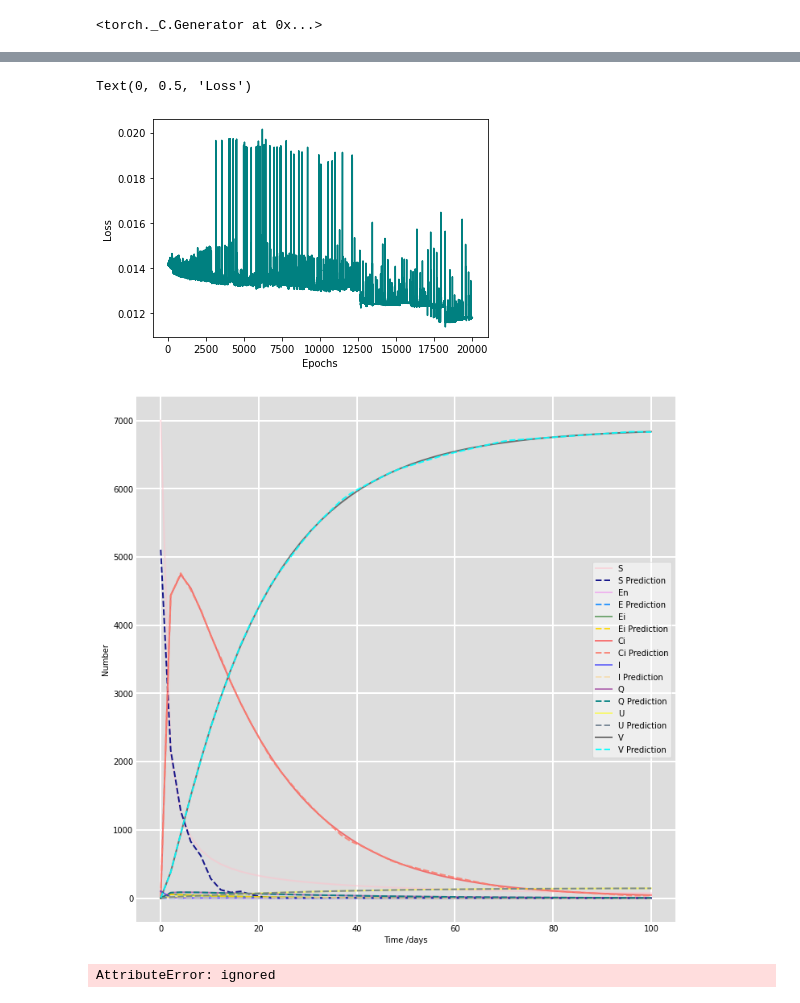
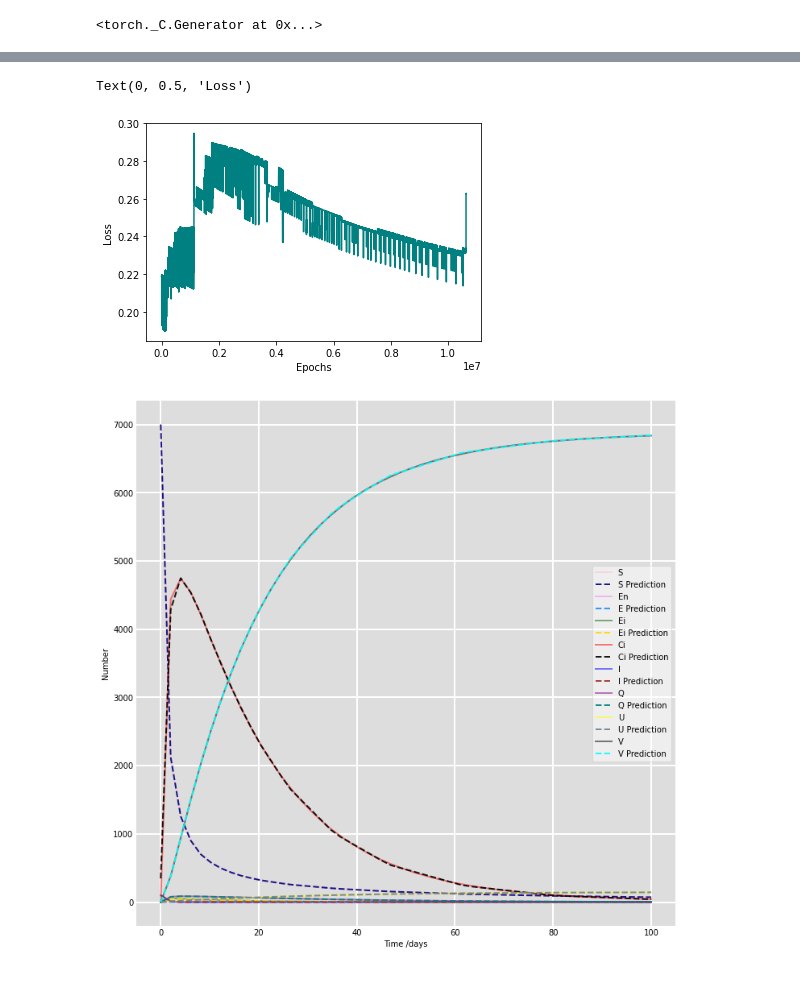
Before and after one commit to Shaier/DINN, a Jupyter notebook: Diseases/smallpox/smallpox.ipynb, the cells around one changed output, grey strips where cells are left out. Cells and saved outputs as stored; diff of their text form; code cells hidden in the pictures.

```diff
--- a/Diseases/smallpox/smallpox.ipynb
+++ b/Diseases/smallpox/smallpox.ipynb
@@ -342,19 +344,20 @@ learning_rate = 1e-3
 optimizer = optim.Adam(dinn.params, lr = learning_rate)
 dinn.optimizer = optimizer
 
-scheduler = torch.optim.lr_scheduler.ReduceLROnPlateau(dinn.optimizer, factor=0.85, patience = 5000, verbose=True)
+#scheduler = torch.optim.lr_scheduler.ReduceLROnPlateau(dinn.optimizer, factor=0.85, patience = 5000, verbose=True)
 #scheduler = torch.optim.lr_scheduler.CyclicLR(dinn.optimizer, base_lr=1e-6, max_lr=1e-3, step_size_up=100, mode="triangular2", cycle_momentum=False)
+scheduler = torch.optim.lr_scheduler.CyclicLR(dinn.optimizer, base_lr=1e-7, max_lr=1e-3, step_size_up=1000, mode="exp_range", gamma=0.85, cycle_momentum=False)
 
 dinn.scheduler = scheduler
 
 try:
-  S_pred_list ,En_pred_list ,Ei_pred_list ,Ci_pred_list ,I_pred_list ,Q_pred_list ,U_pred_list ,V_pred_list = dinn.train(30000) #train
+  S_pred_list ,En_pred_list ,Ei_pred_list ,Ci_pred_list ,I_pred_list ,Q_pred_list ,U_pred_list ,V_pred_list = dinn.train(61) #train
 except EOFError:
   if dinn.save == 2:
     dinn.save = 3
-    S_pred_list ,En_pred_list ,Ei_pred_list ,Ci_pred_list ,I_pred_list ,Q_pred_list ,U_pred_list ,V_pred_list = dinn.train(30000) #train
+    S_pred_list ,En_pred_list ,Ei_pred_list ,Ci_pred_list ,I_pred_list ,Q_pred_list ,U_pred_list ,V_pred_list = dinn.train(61) #train
   elif dinn.save == 3:
     dinn.save = 2
-    S_pred_list ,En_pred_list ,Ei_pred_list ,Ci_pred_list ,I_pred_list ,Q_pred_list ,U_pred_list ,V_pred_list = dinn.train(30000) #train
+    S_pred_list ,En_pred_list ,Ei_pred_list ,Ci_pred_list ,I_pred_list ,Q_pred_list ,U_pred_list ,V_pred_list = dinn.train(61) #train
 # %% [output]
 loading pre-trained model...
@@ -378,10 +377,10 @@ Wall time: 3min 17s
 # %%
-plt.plot(dinn.losses[50000:], color = 'teal')
+plt.plot(dinn.losses[2000000:], color = 'teal')
 plt.xlabel('Epochs')
 plt.ylabel('Loss')
 # %% [output]
 Text(0, 0.5, 'Loss')
-[figure, old version]
+[figure, new version]
 # %%
 fig = plt.figure(facecolor='w', figsize=(12,12))
 ax = fig.add_subplot(111, facecolor='#dddddd', axisbelow=True)
@@ -394,51 +393,33 @@ ax.plot(smallpox_data[0], En_pred_list[0].detach().numpy(), 'dodgerblue', alpha=
 
 ax.plot(smallpox_data[0], smallpox_data[3], 'darkgreen', alpha=0.5, lw=2, label='Ei')
 ax.plot(smallpox_data[0], Ei_pred_list[0].detach().numpy(), 'gold', alpha=0.9, lw=2, label='Ei Prediction', linestyle='dashed')
 
 ax.plot(smallpox_data[0], smallpox_data[4], 'red', alpha=0.5, lw=2, label='Ci')
-ax.plot(smallpox_data[0], Ci_pred_list[0].detach().numpy(), 'salmon', alpha=0.9, lw=2, label='Ci Prediction', linestyle='dashed')
+ax.plot(smallpox_data[0], Ci_pred_list[0].detach().numpy(), 'black', alpha=0.9, lw=2, label='Ci Prediction', linestyle='dashed')
 
 ax.plot(smallpox_data[0], smallpox_data[5], 'blue', alpha=0.5, lw=2, label='I')
-ax.plot(smallpox_data[0], I_pred_list[0].detach().numpy(), 'wheat', alpha=0.9, lw=2, label='I Prediction', linestyle='dashed')
+ax.plot(smallpox_data[0], I_pred_list[0].detach().numpy(), 'brown', alpha=0.9, lw=2, label='I Prediction', linestyle='dashed')
 
 ax.plot(smallpox_data[0], smallpox_data[6], 'purple', alpha=0.5, lw=2, label='Q')
 ax.plot(smallpox_data[0], Q_pred_list[0].detach().numpy(), 'teal', alpha=0.9, lw=2, label='Q Prediction', linestyle='dashed')
 
 ax.plot(smallpox_data[0], smallpox_data[7], 'yellow', alpha=0.5, lw=2, label='U')
 ax.plot(smallpox_data[0], U_pred_list[0].detach().numpy(), 'slategrey', alpha=0.9, lw=2, label='U Prediction', linestyle='dashed')
 
 ax.plot(smallpox_data[0], smallpox_data[8], 'black', alpha=0.5, lw=2, label='V')
 ax.plot(smallpox_data[0], V_pred_list[0].detach().numpy(), 'aqua', alpha=0.9, lw=2, label='V Prediction', linestyle='dashed')
 
 
 ax.set_xlabel('Time /days')
 ax.set_ylabel('Number')
 #ax.set_ylim([-1,50])
 ax.yaxis.set_tick_params(length=0)
 ax.xaxis.set_tick_params(length=0)
 ax.grid(b=True, which='major', c='w', lw=2, ls='-')
 legend = ax.legend()
 legend.get_frame().set_alpha(0.5)
 for spine in ('top', 'right', 'bottom', 'left'):
     ax.spines[spine].set_visible(False)
 plt.show()
 # %% [output]
-[figure, old version]
+[figure, new version]
-# %%
--print('alpha1: (goal 1)', round(dinn.alpha1.item(),2))
-print('\nalpha2: (goal 0)', round(dinn.alpha2.item(),2))
-print('\nbeta: (goal 0.0075): ', round(dinn.beta.item(),4))
-print('\nmu (goal 5): ', round(dinn.mu.item(),2))
-print('\nu: (goal 0.515151515): ', round(dinn.u.item(),2))
-print('\ntao (goal 0.58): ', round(dinn.tao.item(),2))
-
-
-print('\nerror:')
-print('alpha1: ', round((1-round(dinn.alpha1.item(),2))/1,2)*100,'%')
-print('alpha2: ', round((0-round(dinn.alpha2.item(),2))/1e-20,2)*100,'%')
-print('beta: ', round((0.0075-round(dinn.beta.item(),4))/0.0075,2)*100,'%')
-print('mu: ', round((5-round(dinn.mu.item(),2))/5,2)*100,'%')
-print('u: ', round((0.515151515-round(dinn.u.item(),2))/0.515151515,2)*100,'%')
-print('tao: ', round((0.58-round(dinn.tao.item(),2))/0.58,2)*100,'%')
-# %% [output]
-AttributeError: ignored
```
Also changed, not shown: parts of 6 cells of this notebook, 13 other files.
